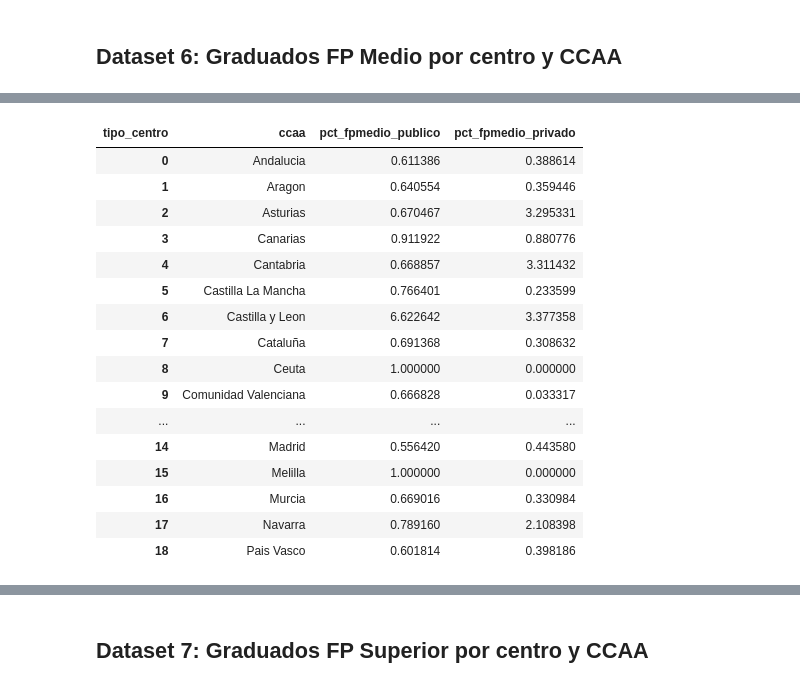
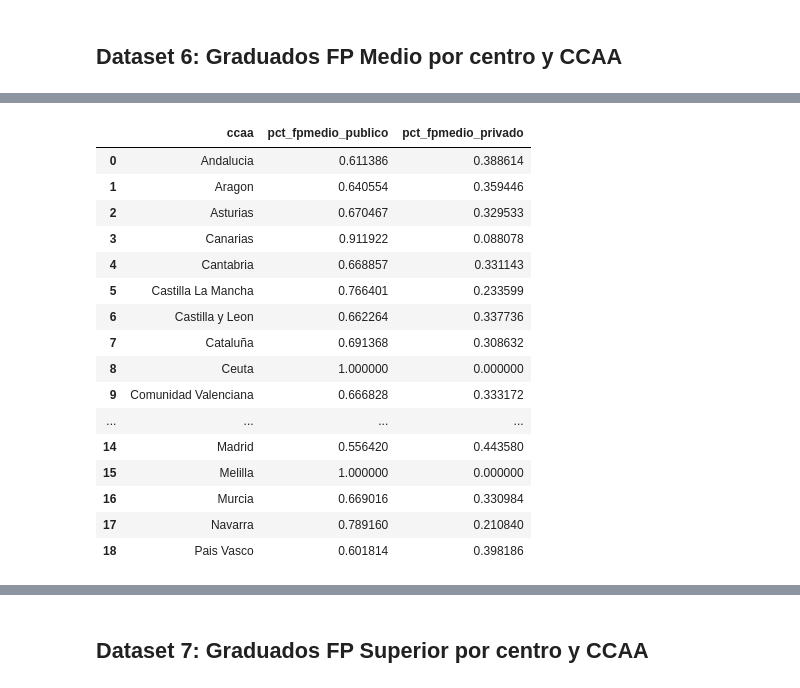
Before and after one commit to mariaduquelaredo/TFG---Maria-Duque, a Jupyter notebook: Notebook/IngenieriaDatoBase2.ipynb, the cells around one changed output, grey strips where cells are left out. Saved outputs shown, nothing was run; the diff lists cells and outputs as text; code cells hidden in the pictures.

```diff
--- a/Notebook/IngenieriaDatoBase2.ipynb
+++ b/Notebook/IngenieriaDatoBase2.ipynb
@@ -808,7 +868,9 @@ None
 
 graduados_FPMedio = pd.read_csv("../raw/graduados_FPMedio_centro.csv",
                          sep="\t",
-                         encoding="latin-1")
+                         encoding="latin-1",
+                         dtype=str
+                         )
 
 # Renombramos las columnas
 
@@ -832,7 +894,11 @@ graduados_FPMedio["ccaa"] = graduados_FPMedio["ccaa"].str.replace(
     r"^\d+\s", "", regex=True
 )
 
-# 2. Normalizamos los nombres de las CCAA
+# 2. Quitamos los espacios sobrantes
+
+graduados_FPMedio["ccaa"] = graduados_FPMedio["ccaa"].str.strip()
+
+# 3. Normalizamos los nombres de las CCAA
 
 graduados_FPMedio["ccaa"] = graduados_FPMedio["ccaa"].str.strip()
 
@@ -862,12 +928,7 @@ graduados_FPMedio["ccaa"] = graduados_FPMedio["ccaa"].replace(reemplazos_ccaa)
 
 # Limpiamos la variable 'alumnos_fp_medio'
 
-graduados_FPMedio["alumnos_fp_medio"] = (
-    graduados_FPMedio["alumnos_fp_medio"]
-    .astype(str)
-    .str.replace(".", "", regex=False)
-    .astype(float)
-)
+graduados_FPMedio["alumnos_fp_medio"] = graduados_FPMedio["alumnos_fp_medio"].apply(limpiar_numero_educabase)
 
 # Normalizamos la variable 'tipo_centro'
 
@@ -879,11 +940,23 @@ graduados_FPMedio["tipo_centro"] = graduados_FPMedio["tipo_centro"].replace({
 
 # Transformamos los datos para pasarlos de formato 'long' (cada ccaa aparece en varias filas) a 'wide'(ccaa solo aparece una vez) pivotando el dataset
 
-df_fpmedio_pivot = graduados_FPMedio.pivot(
-    index="ccaa",
-    columns="tipo_centro",
-    values="alumnos_fp_medio"
-).reset_index()
+if duplicados == 0:
+    df_fpmedio_pivot = graduados_FPMedio.pivot(
+        index="ccaa",
+        columns="tipo_centro",
+        values="alumnos_fp_medio"
+    ).reset_index()
+else:
+    df_fpmedio_pivot = graduados_FPMedio.pivot_table(
+        index="ccaa",
+        columns="tipo_centro",
+        values="alumnos_fp_medio",
+        aggfunc="sum"
+    ).reset_index()
+
+# Quitamos el nombre del índice de columnas por estética
+
+df_fpmedio_pivot.columns.name = None
 
 # Dado que en este dataset no nos dan los % de alumnos graduados sino el número vamos a calcular el porcentaje
 
@@ -894,6 +967,23 @@ df_fpmedio_pivot["pct_fpmedio_publico"] = (
 df_fpmedio_pivot["pct_fpmedio_privado"] = (
     df_fpmedio_pivot["centro_privado"] / df_fpmedio_pivot["total"]
 )
+
+# Validamos que el porcentaje calculado tiene coherencia
+
+df_fpmedio_pivot["check_suma"] = (
+    df_fpmedio_pivot["pct_fpmedio_publico"] +
+    df_fpmedio_pivot["pct_fpmedio_privado"]
+)
+
+print(df_fpmedio_pivot[[
+    "ccaa",
+    "centro_publico",
+    "centro_privado",
+    "total",
+    "pct_fpmedio_publico",
+    "pct_fpmedio_privado",
+    "check_suma"
+]])
 
 # Limpiamos el dataset, nos quedamos con las variables que ya son útiles
 
@@ -917,8 +1007,8 @@ print("Duplicados:", df_fpmedio_pivot.duplicated(subset=["ccaa"]).sum())
 
 # Visualizamos el dataset final limpio
 
+print(df_fpmedio_pivot.info())
 display(df_fpmedio_pivot)
-print(df_fpmedio_pivot.info())
 
 # Guardamos el dataset limpio y pivotado
 
@@ -936,17 +1037,17 @@ Duplicados: 0
-| tipo_centro | ccaa | pct_fpmedio_publico | pct_fpmedio_privado |
+|  | ccaa | pct_fpmedio_publico | pct_fpmedio_privado |
 | 0 | Andalucia | 0.611386 | 0.388614 |
 | 1 | Aragon | 0.640554 | 0.359446 |
-| 2 | Asturias | 0.670467 | 3.295331 |
-| 3 | Canarias | 0.911922 | 0.880776 |
-| 4 | Cantabria | 0.668857 | 3.311432 |
+| 2 | Asturias | 0.670467 | 0.329533 |
+| 3 | Canarias | 0.911922 | 0.088078 |
+| 4 | Cantabria | 0.668857 | 0.331143 |
 | 5 | Castilla La Mancha | 0.766401 | 0.233599 |
-| 6 | Castilla y Leon | 6.622642 | 3.377358 |
+| 6 | Castilla y Leon | 0.662264 | 0.337736 |
 | 7 | Cataluña | 0.691368 | 0.308632 |
 | 8 | Ceuta | 1.000000 | 0.000000 |
-| 9 | Comunidad Valenciana | 0.666828 | 0.033317 |
+| 9 | Comunidad Valenciana | 0.666828 | 0.333172 |
 | ... | ... | ... | ... |
 | 14 | Madrid | 0.556420 | 0.443580 |
 | 15 | Melilla | 1.000000 | 0.000000 |
 | 16 | Murcia | 0.669016 | 0.330984 |
-| 17 | Navarra | 0.789160 | 2.108398 |
+| 17 | Navarra | 0.789160 | 0.210840 |
 | 18 | Pais Vasco | 0.601814 | 0.398186 |
```
Also changed, not shown: parts of 4 cells of this notebook, 1 other file.
